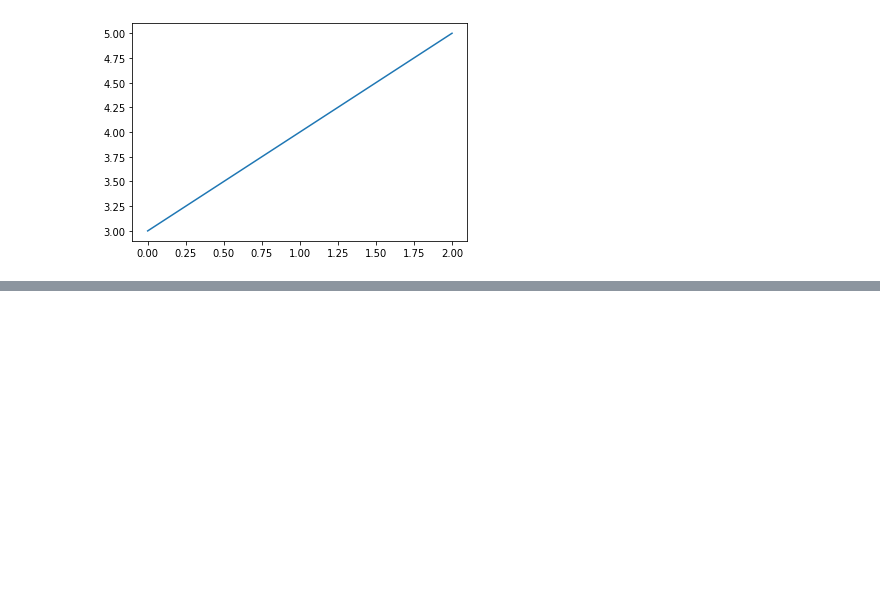
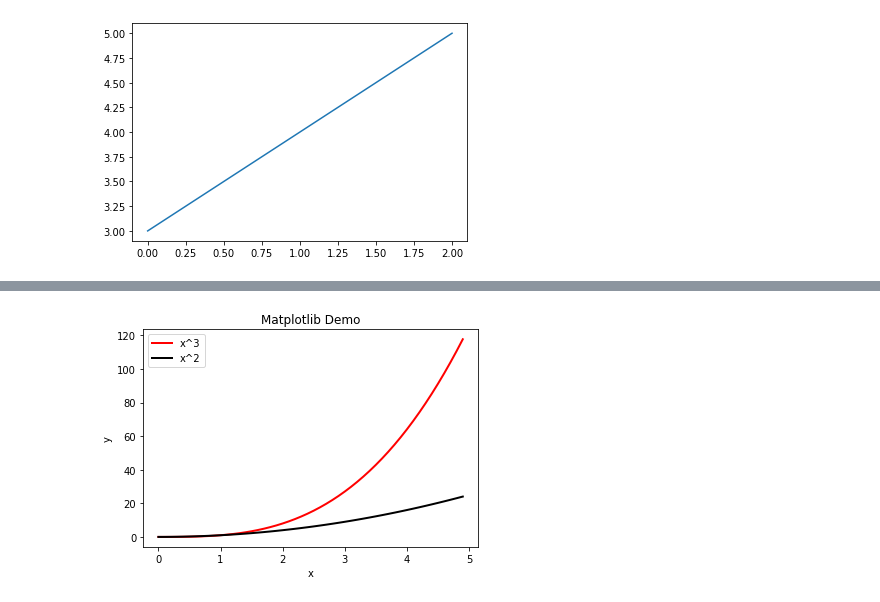
Before and after one commit to sidgupta234/CodingNinjas_DataScience_MachineLearning, a Jupyter notebook: Lecture_13_plottingGraphs/plottingGraphs.ipynb, the cells around one changed output, grey strips where cells are left out. Saved outputs shown, nothing was run; the diff lists cells and outputs as text; code cells hidden in the pictures; blank space fills up the shorter version.

```diff
--- a/Lecture_13_plottingGraphs/plottingGraphs.ipynb
+++ b/Lecture_13_plottingGraphs/plottingGraphs.ipynb
@@ -119,0 +118,21 @@ plt.plot(x, y)
+# %%
+# Color, marker, linewidth
+# Labels for axis, dataset and Titles
+
+x = np.arange(0, 5, 0.1)
+y = x**3
+y2 = x**2
+
+plt.plot(x, y, color = "red", linewidth = 2, label = "x^3") # Passing label for function
+
+plt.plot(x, y2, color = "black", linewidth = 2, label = "x^2")
+
+plt.ylabel("y")
+plt.xlabel("x")
+plt.legend() # Shows function labels
+plt.title("Matplotlib Demo")
+
+
+plt.show()
+# %% [output]
+[figure, added]
```
Also changed, not shown: parts of 35 cells of this notebook.
